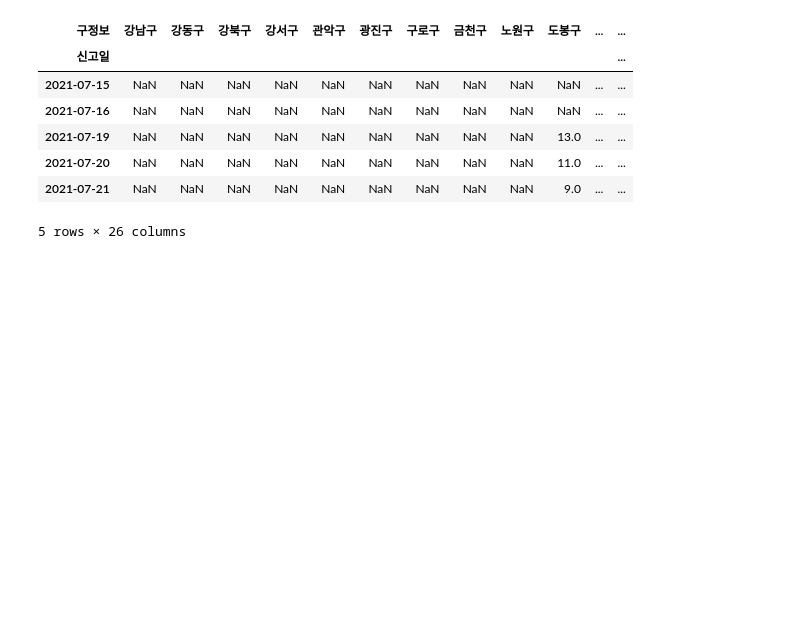
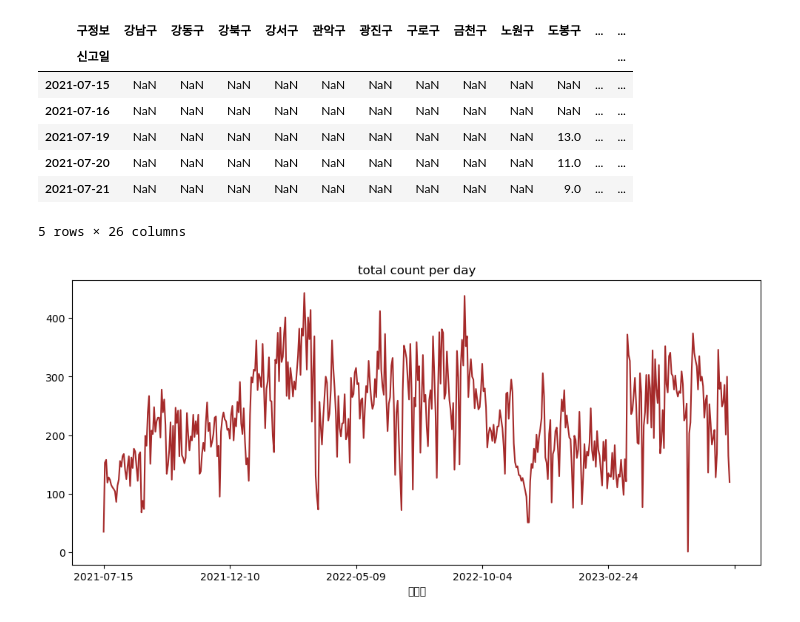
Before and after one commit to dragon11112222/kickboard_towaway_parking_seoul, a Jupyter notebook: 231026visualization.ipynb, the cells around one changed output. Cells and saved outputs as stored; diff of their text form; code cells hidden in the pictures; blank space fills up the shorter version.

Commit message:
구별 건수 합계 칼럼 시각화
- matplotlib.pyplot
- plotly.express

```diff
--- a/231026visualization.ipynb
+++ b/231026visualization.ipynb
@@ -189,3 +189,12 @@ count_df.head()
 | 2021-07-20 | NaN | NaN | NaN | NaN | NaN | NaN | NaN | NaN | NaN | 11.0 | ... | ... |
 | 2021-07-21 | NaN | NaN | NaN | NaN | NaN | NaN | NaN | NaN | NaN | 9.0 | ... | ... |
 5 rows × 26 columns
+# %%
+import matplotlib.pyplot as plt
+
+plt.figure(figsize=(12, 5))
+count_df['total_count'].plot.line(color='brown')
+plt.title('total count per day')
+plt.show();
+# %% [output]
+[figure, added]
```
Also changed, not shown: parts of 1 cell of this notebook.
